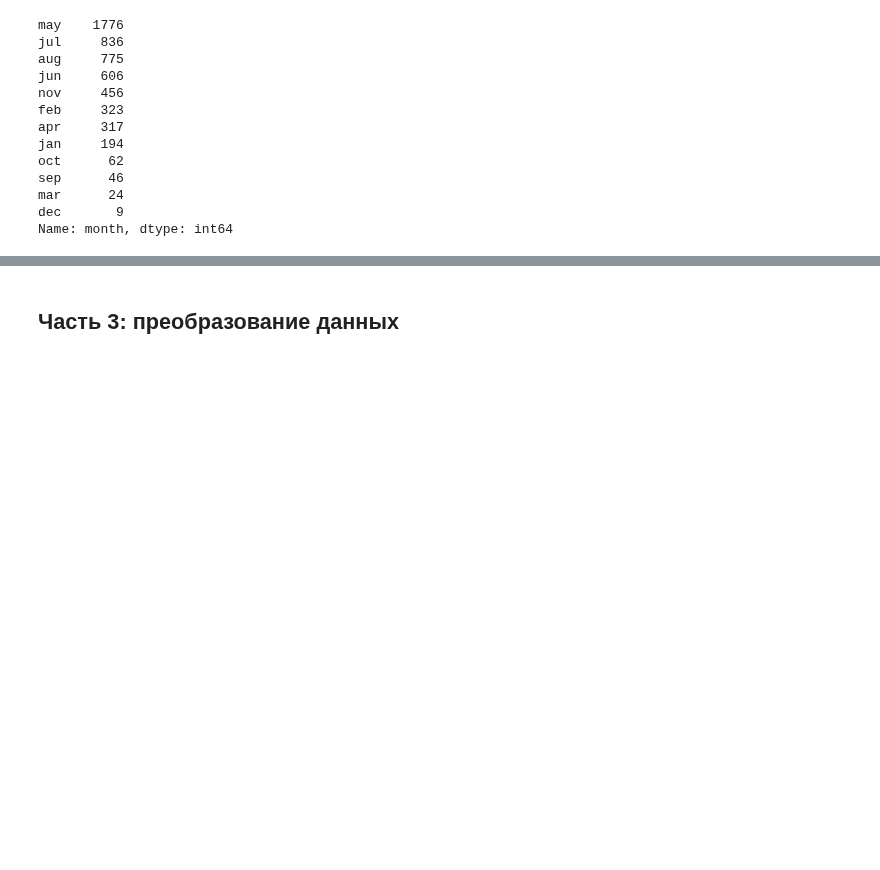
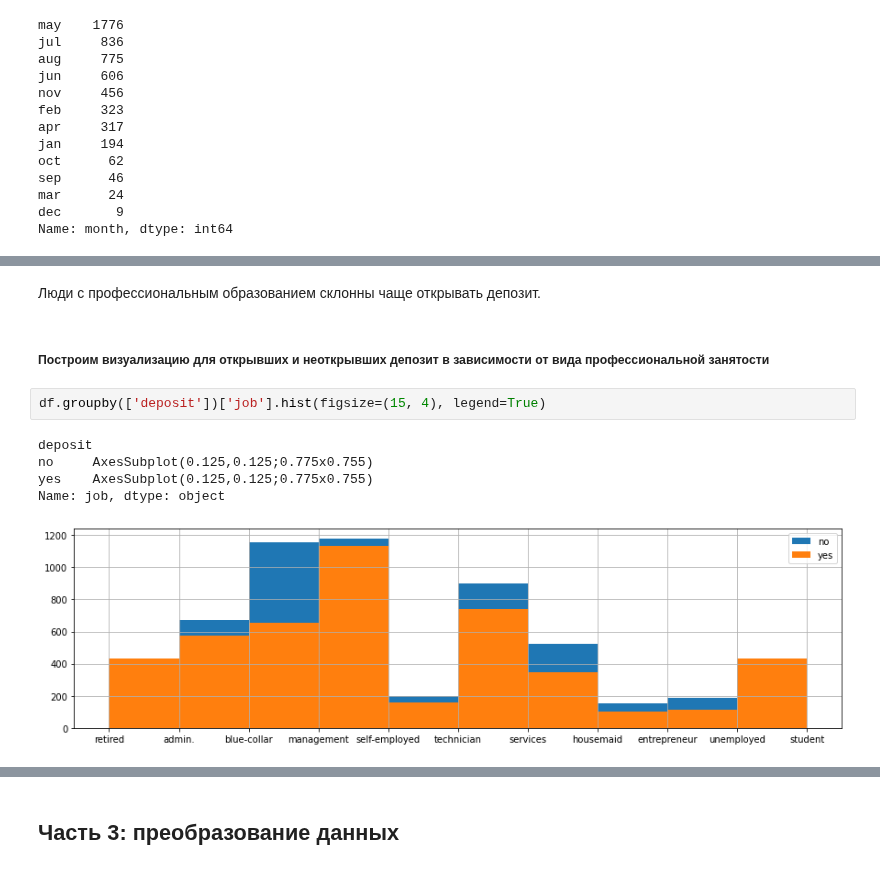
Before and after one commit to UdTatyana/SF-Data-Science, a Jupyter notebook: project_4/Project_4_ML.ipynb, the cells around one changed output, grey strips where cells are left out. Cells and saved outputs as stored; diff of their text form; blank space fills up the shorter version.

```diff
--- a/project_4/Project_4_ML.ipynb
+++ b/project_4/Project_4_ML.ipynb
@@ -405,0 +425,12 @@ Name: month, dtype: int64
+# %% [markdown]
+Люди с профессиональным образованием склонны чаще открывать депозит.
+# %% [markdown]
+##### Построим визуализацию для открывших и неоткрывших депозит в зависимости от вида профессиональной занятости
+# %%
+df.groupby(['deposit'])['job'].hist(figsize=(15, 4), legend=True)
+# %% [output]
+deposit
+no     AxesSubplot(0.125,0.125;0.775x0.755)
+yes    AxesSubplot(0.125,0.125;0.775x0.755)
+Name: job, dtype: object
+[figure, added]
```
Also changed, not shown: parts of 111 cells of this notebook.
